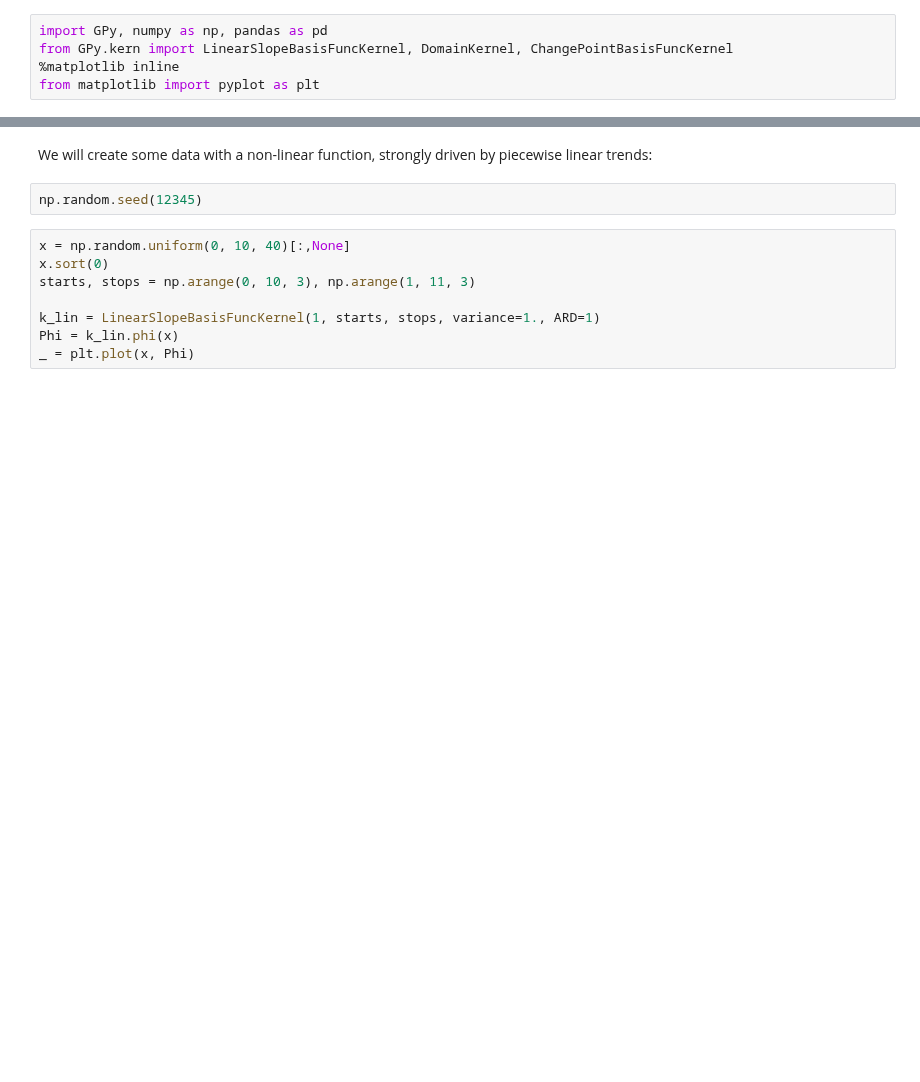
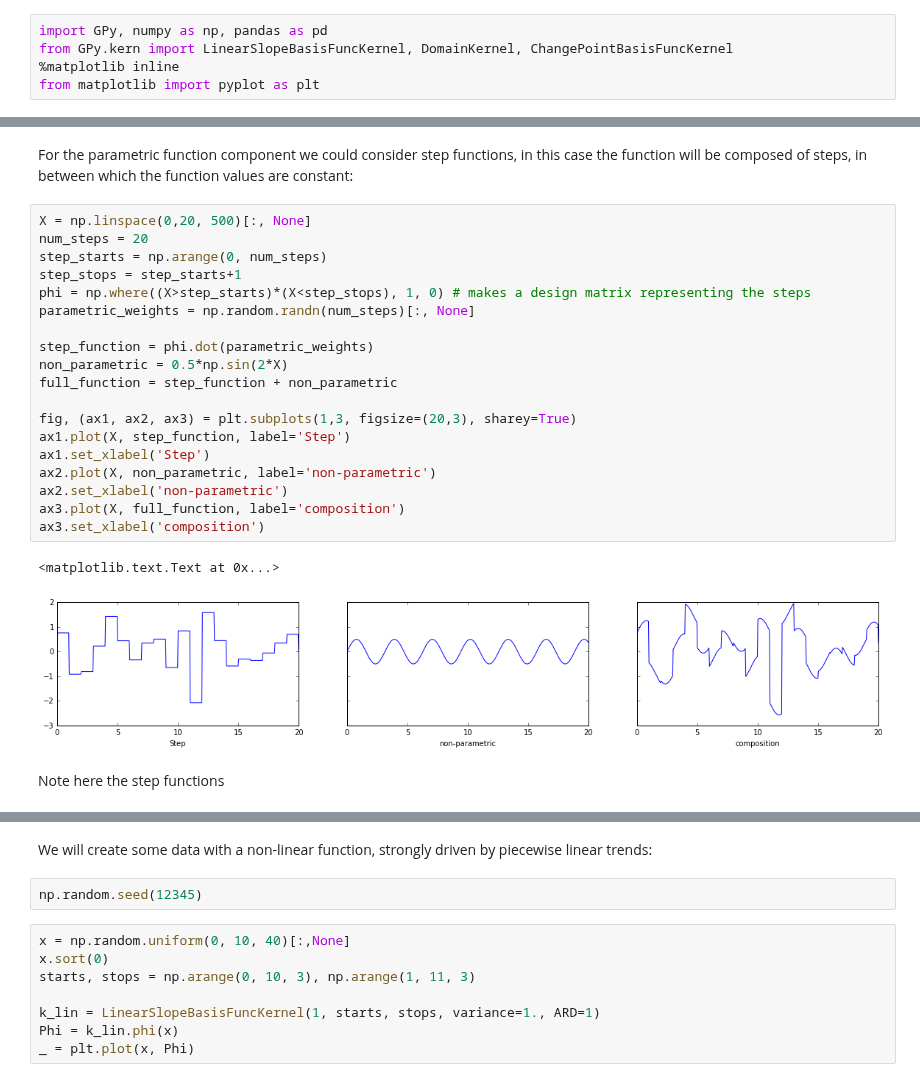
Before and after one commit to SheffieldML/notebook, a Jupyter notebook: GPy/ParametricNonParametricInference.ipynb, the cells around one changed output, grey strips where cells are left out. Saved outputs shown, nothing was run; the diff lists cells and outputs as text; blank space fills up the shorter version.

Commit message:
Improving on existing parametric nonparametric notebook

```diff
--- a/GPy/ParametricNonParametricInference.ipynb
+++ b/GPy/ParametricNonParametricInference.ipynb
@@ -72,0 +21,26 @@ from matplotlib import pyplot as plt
+# %% [markdown]
+For the parametric function component we could consider step functions, in this case the function will be composed of steps, in between which the function values are constant:
+# %%
+X = np.linspace(0,20, 500)[:, None]
+num_steps = 20
+step_starts = np.arange(0, num_steps)
+step_stops = step_starts+1
+phi = np.where((X>step_starts)*(X<step_stops), 1, 0) # makes a design matrix representing the steps
+parametric_weights = np.random.randn(num_steps)[:, None]
+
+step_function = phi.dot(parametric_weights)
+non_parametric = 0.5*np.sin(2*X)
+full_function = step_function + non_parametric
+
+fig, (ax1, ax2, ax3) = plt.subplots(1,3, figsize=(20,3), sharey=True)
+ax1.plot(X, step_function, label='Step')
+ax1.set_xlabel('Step')
+ax2.plot(X, non_parametric, label='non-parametric')
+ax2.set_xlabel('non-parametric')
+ax3.plot(X, full_function, label='composition')
+ax3.set_xlabel('composition')
+# %% [output]
+<matplotlib.text.Text at 0x...>
+[figure, added]
+# %% [markdown]
+Note here the step functions
```
Also changed, not shown: parts of 5 cells of this notebook.
